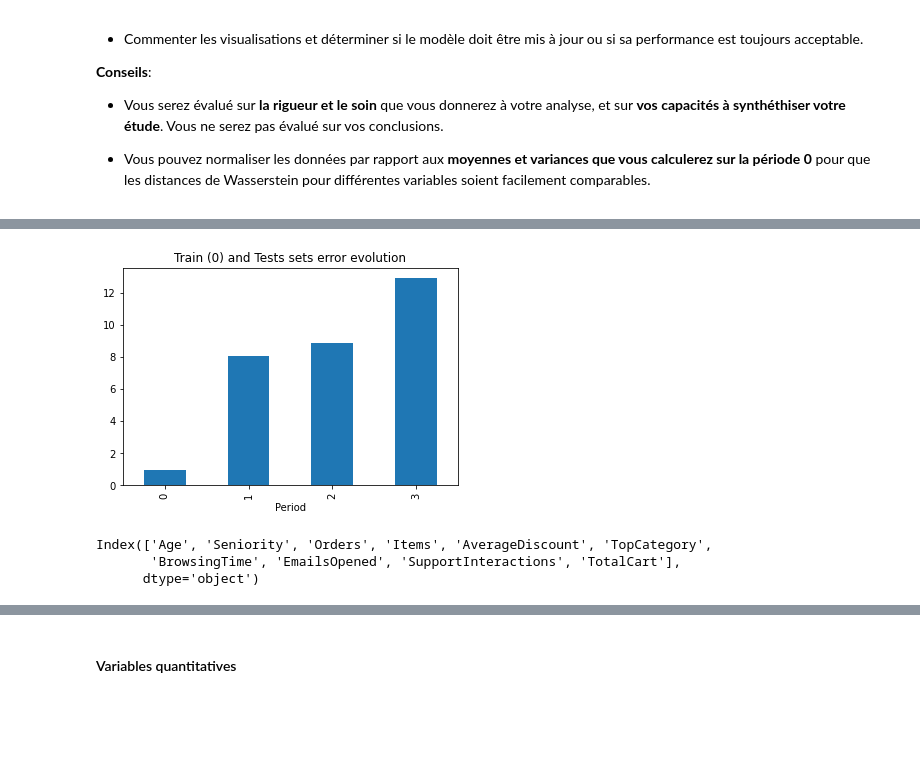
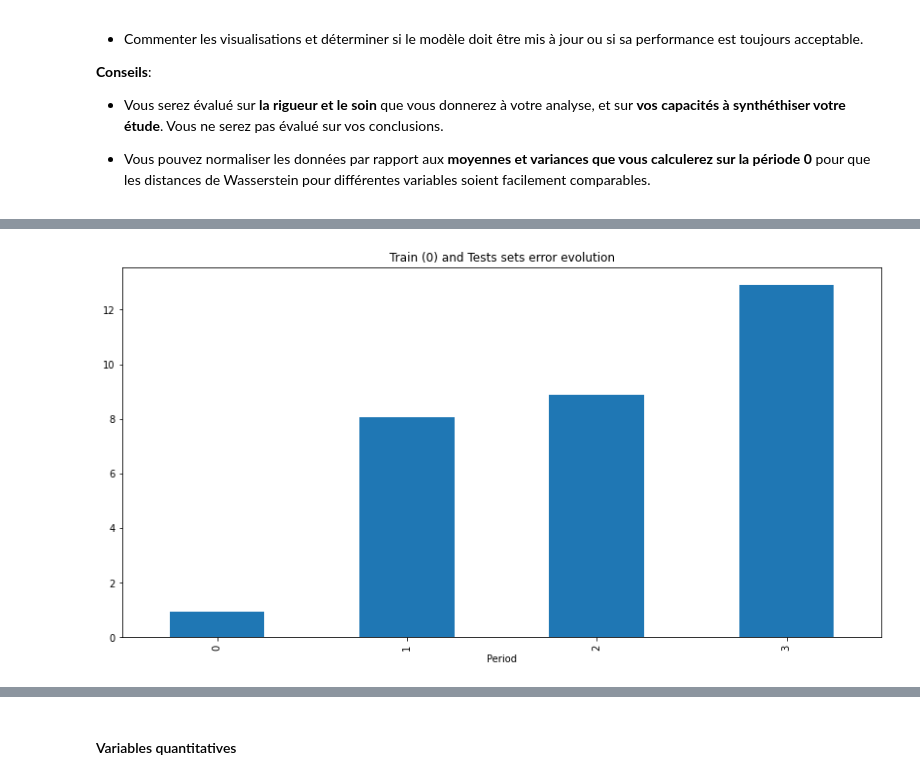
Before and after one commit to fereol023/Test_Technique_DA, a Jupyter notebook: TestTechniqueDerive_Sujet.ipynb, the cells around one changed output, grey strips where cells are left out. Saved outputs shown, nothing was run; the diff lists cells and outputs as text; code cells hidden in the pictures; blank space fills up the shorter version.

Commit message:
visualisation drifts - interpretations partie 1

```diff
--- a/TestTechniqueDerive_Sujet.ipynb
+++ b/TestTechniqueDerive_Sujet.ipynb
@@ -159,7 +259,8 @@ df0.select_dtypes(include="object").head()
 # %%
 def clean_df(df, col="TopCategory"):
 
-    df[col] = LabelEncoder().fit_transform(df[col])
+    encoded_top_cat = LabelEncoder().fit_transform(df[col])
+    df[col] = encoded_top_cat
     return df
 
 clean_df(df0).dtypes
@@ -196,7 +293,7 @@ target = "TotalCart"
 
 # Train sets
 X_train = df0.drop(target, axis=1)
-y_train = df[target]
+y_train = df0[target]
 
 # Test sets
 # -- copies en mémoire pour ne pas abîmer les jdd originels
@@ -271,9 +361,11 @@ def evaluate_model(model, t=3, rep = False):
     # le premier résultat est donc celui de la période 0
     res.append(rmse_train)
 
+    # ensuite à chaque période
     for k in range(1, t+1) :
-        X_test = clean_df(data[k].copy()).drop(target, axis=1)
-        y_test = clean_df(data[k].copy())[target]
+        # on enchaine nettoyage et découpage en train test sets
+        X_test = clean_df(data[k]).drop(target, axis=1)
+        y_test = clean_df(data[k])[target]
         # print(X_test.shape)
         test_preds = model.predict(X_test)
         rmse_test = round(mean_squared_error(y_test, test_preds, squared=False), 3)
@@ -444,12 +431,6 @@ WassersteinDistance(X, Y, 2)
 # %%
 # constat de la derive du modèle
 perfs = evaluate_model(rf, rep=True)
-R = pd.Series(perfs).plot(kind='bar', title='Train (0) and Tests sets error evolution', xlabel='Period')
+R = pd.Series(perfs).plot(kind='bar', title='Train (0) and Tests sets error evolution', xlabel='Period', figsize=(14,7))
 # %% [output]
-[figure, old version]
+[figure, new version]
-# %%
-df.columns
-# %% [output]
-Index(['Age', 'Seniority', 'Orders', 'Items', 'AverageDiscount', 'TopCategory',
-       'BrowsingTime', 'EmailsOpened', 'SupportInteractions', 'TotalCart'],
-      dtype='object')
```
Also changed, not shown: parts of 40 cells of this notebook.
